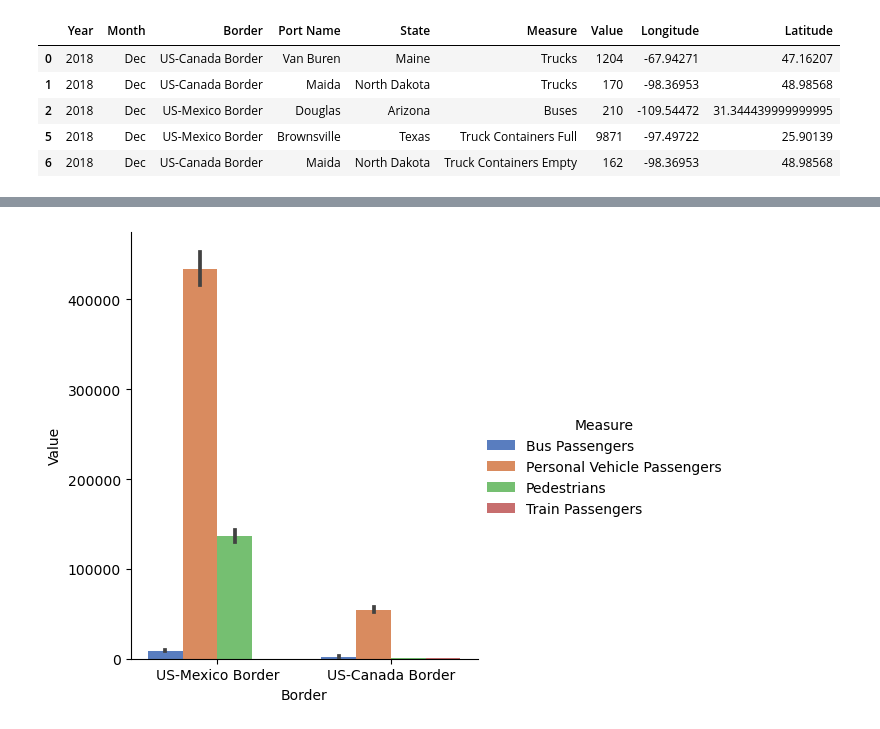
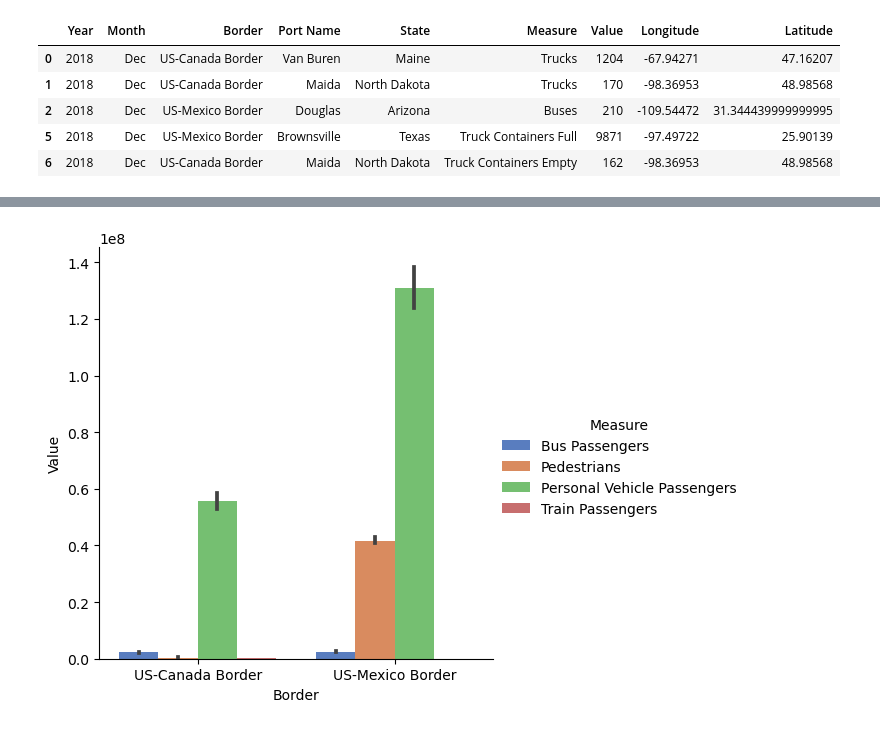
Before and after one commit to saraparveen26/Data-Visualization---US-Border-Crossing, a Jupyter notebook: border_crossing_sara.ipynb, the cells around one changed output, grey strips where cells are left out. Cells and saved outputs as stored; diff of their text form; code cells hidden in the pictures.

```diff
--- a/border_crossing_sara.ipynb
+++ b/border_crossing_sara.ipynb
@@ -323,6 +281,6 @@ vehicles_df.head()
 # plt.tight_layout()
 # plt.show
 # %%
-people_data = people_df.groupby(["Year", "Border"]).sum()
+people_data = people_df.groupby(["Year", "Border", "Measure"]).sum()
 people_data
 # %% [output]
@@ -346,0 +301,3 @@ people_data
+# %%
+people2_df=people_data.reset_index()
+people2_df
@@ -347,12 +318,12 @@ people_data
 # %%
 # Fig1 = sns.catplot(data=people_data, kind="bar", x="Border", y="Value")
 
-Fig1 = sns.catplot(kind="bar", data=people_df, x="Border", y="Value", hue="Measure")
+Fig1 = sns.catplot(kind="bar", data=people2_df, x="Border", y="Value", hue="Measure")
 # Fig1 = sns.barplot(people_data, people_data)
 # people_data.set_index('Border').plot(kind='bar', stacked=True)
 # Fig1.set_xlabel("Border")
 # Fig1.set_ylabel("Number of people")
 # Fig1.set_title("Number of people crossing US border")
 # plt.show()
 # %% [output]
-[figure, old version]
+[figure, new version]
```
Also changed, not shown: parts of 5 cells of this notebook.
